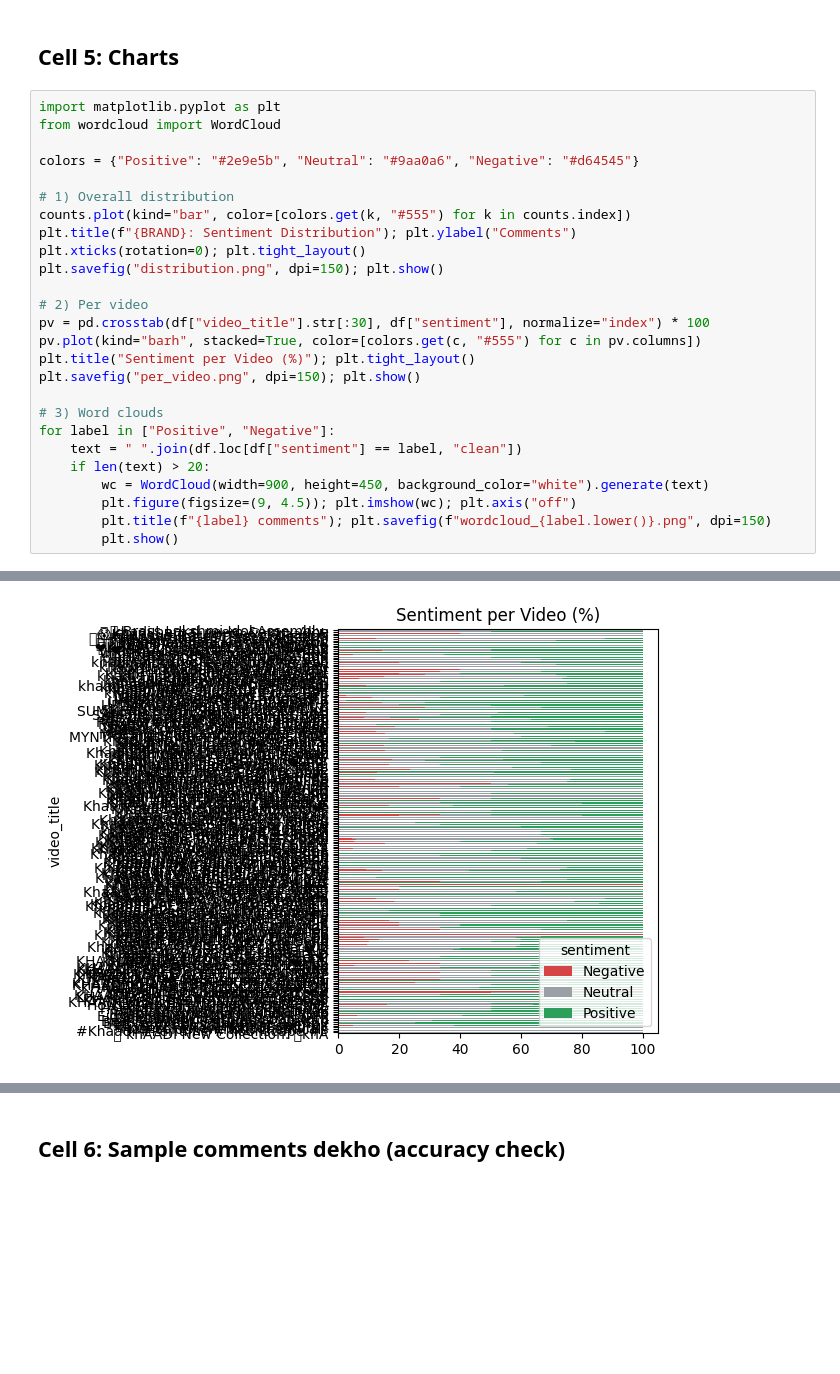
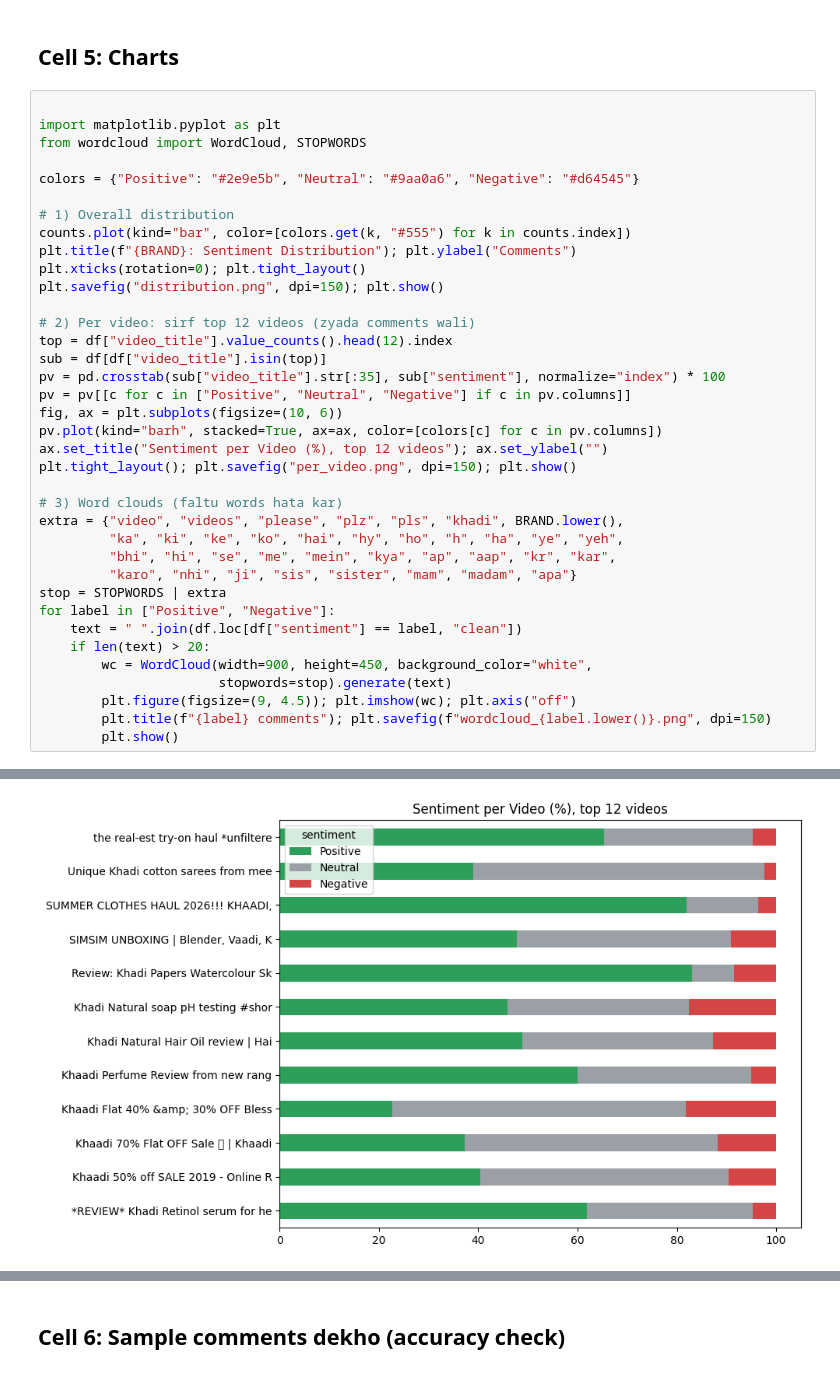
Before and after one commit to WaqasNoor08/Brand-Sentiment-Analysis-, a Jupyter notebook: Brand_Sentiment_Analysis.ipynb, the cells around one changed output, grey strips where cells are left out. Drawn from its saved outputs; the diff is of its cells as text; blank space fills up the shorter version.

```diff
--- a/Brand_Sentiment_Analysis.ipynb
+++ b/Brand_Sentiment_Analysis.ipynb
@@ -176,31 +176,42 @@ Name: count, dtype: object
 # %% [markdown]
 ## Cell 5: Charts
 # %%
+
 import matplotlib.pyplot as plt
-from wordcloud import WordCloud
+from wordcloud import WordCloud, STOPWORDS
 
 colors = {"Positive": "#2e9e5b", "Neutral": "#9aa0a6", "Negative": "#d64545"}
 
 # 1) Overall distribution
 counts.plot(kind="bar", color=[colors.get(k, "#555") for k in counts.index])
 plt.title(f"{BRAND}: Sentiment Distribution"); plt.ylabel("Comments")
 plt.xticks(rotation=0); plt.tight_layout()
 plt.savefig("distribution.png", dpi=150); plt.show()
 
-# 2) Per video
-pv = pd.crosstab(df["video_title"].str[:30], df["sentiment"], normalize="index") * 100
-pv.plot(kind="barh", stacked=True, color=[colors.get(c, "#555") for c in pv.columns])
-plt.title("Sentiment per Video (%)"); plt.tight_layout()
-plt.savefig("per_video.png", dpi=150); plt.show()
+# 2) Per video: sirf top 12 videos (zyada comments wali)
+top = df["video_title"].value_counts().head(12).index
+sub = df[df["video_title"].isin(top)]
+pv = pd.crosstab(sub["video_title"].str[:35], sub["sentiment"], normalize="index") * 100
+pv = pv[[c for c in ["Positive", "Neutral", "Negative"] if c in pv.columns]]
+fig, ax = plt.subplots(figsize=(10, 6))
+pv.plot(kind="barh", stacked=True, ax=ax, color=[colors[c] for c in pv.columns])
+ax.set_title("Sentiment per Video (%), top 12 videos"); ax.set_ylabel("")
+plt.tight_layout(); plt.savefig("per_video.png", dpi=150); plt.show()
 
-# 3) Word clouds
+# 3) Word clouds (faltu words hata kar)
+extra = {"video", "videos", "please", "plz", "pls", "khadi", BRAND.lower(),
+         "ka", "ki", "ke", "ko", "hai", "hy", "ho", "h", "ha", "ye", "yeh",
+         "bhi", "hi", "se", "me", "mein", "kya", "ap", "aap", "kr", "kar",
+         "karo", "nhi", "ji", "sis", "sister", "mam", "madam", "apa"}
+stop = STOPWORDS | extra
 for label in ["Positive", "Negative"]:
     text = " ".join(df.loc[df["sentiment"] == label, "clean"])
     if len(text) > 20:
-        wc = WordCloud(width=900, height=450, background_color="white").generate(text)
+        wc = WordCloud(width=900, height=450, background_color="white",
+                       stopwords=stop).generate(text)
         plt.figure(figsize=(9, 4.5)); plt.imshow(wc); plt.axis("off")
         plt.title(f"{label} comments"); plt.savefig(f"wordcloud_{label.lower()}.png", dpi=150)
         plt.show()
 # %% [output]
 [figure]
-[figure, old version]
+[figure, new version]
```
Also changed, not shown: parts of 4 cells of this notebook.
